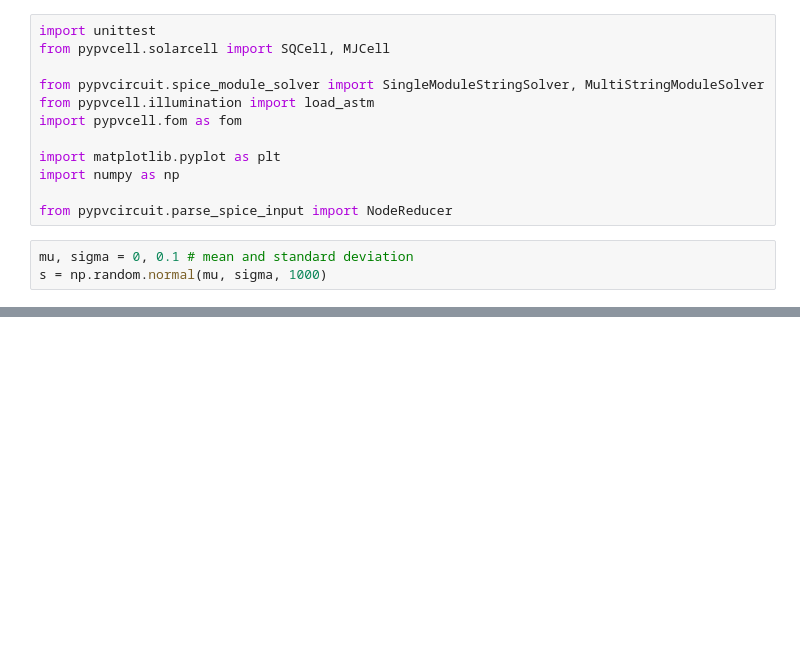
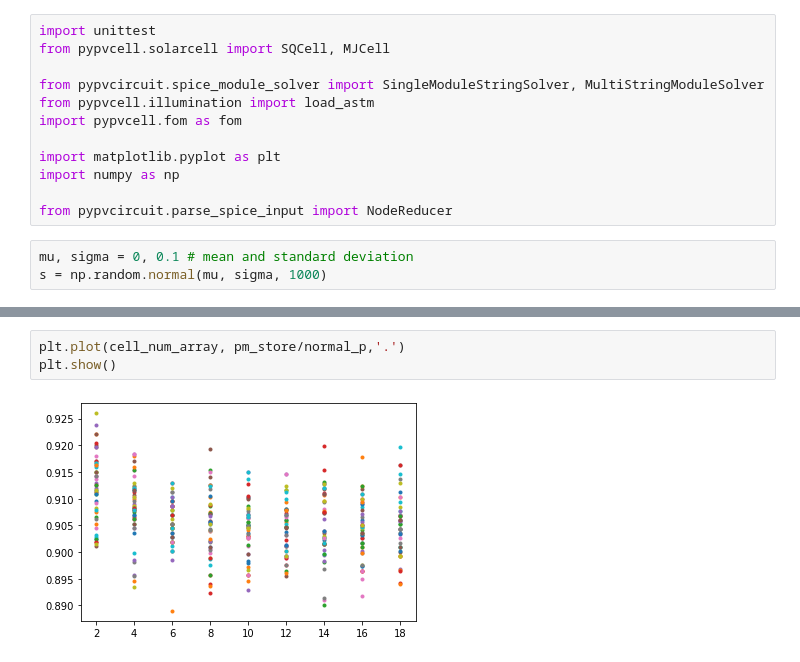
Before and after one commit to kanhua/pypvcircuit, a Jupyter notebook: experiment/Isc variation.ipynb, the cells around one changed output, grey strips where cells are left out. Saved outputs shown, nothing was run; the diff lists cells and outputs as text; blank space fills up the shorter version.

```diff
--- a/experiment/Isc variation.ipynb
+++ b/experiment/Isc variation.ipynb
@@ -60 +107,6 @@ for std_index, cell_num in enumerate(cell_num_array):
+# %%
+plt.plot(cell_num_array, pm_store/normal_p,'.')
+plt.show()
+# %% [output]
+[figure, added]
 # %%
```
Also changed, not shown: parts of 12 cells of this notebook, 4 other files.
